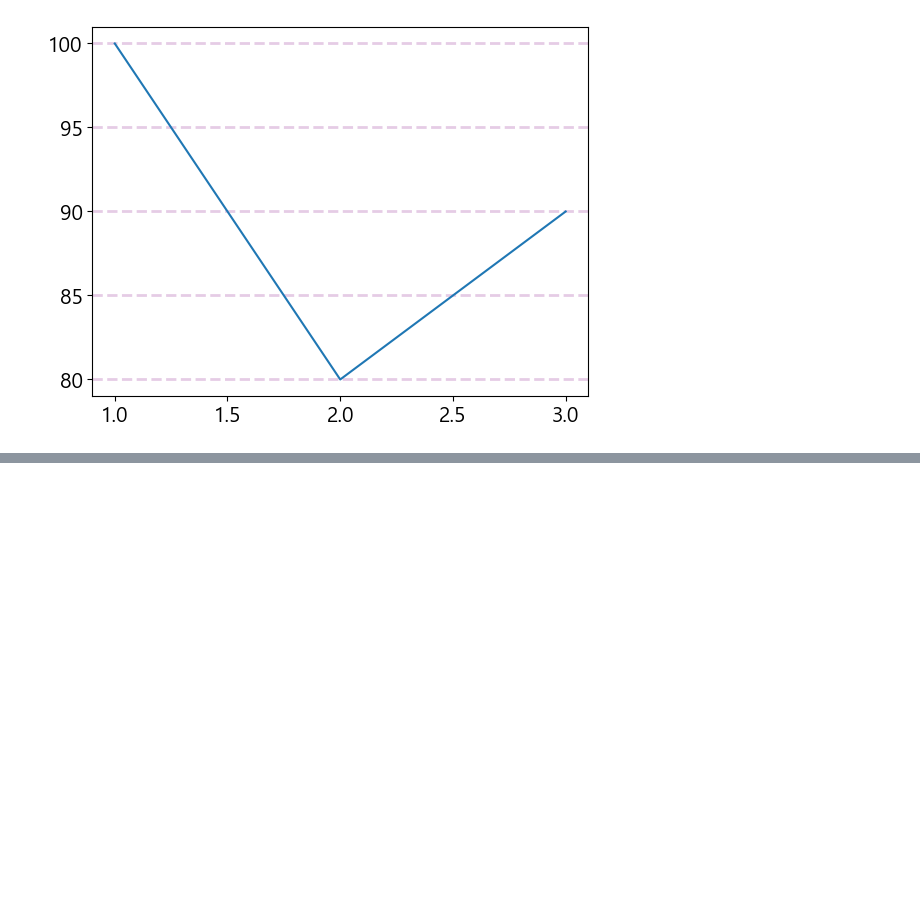
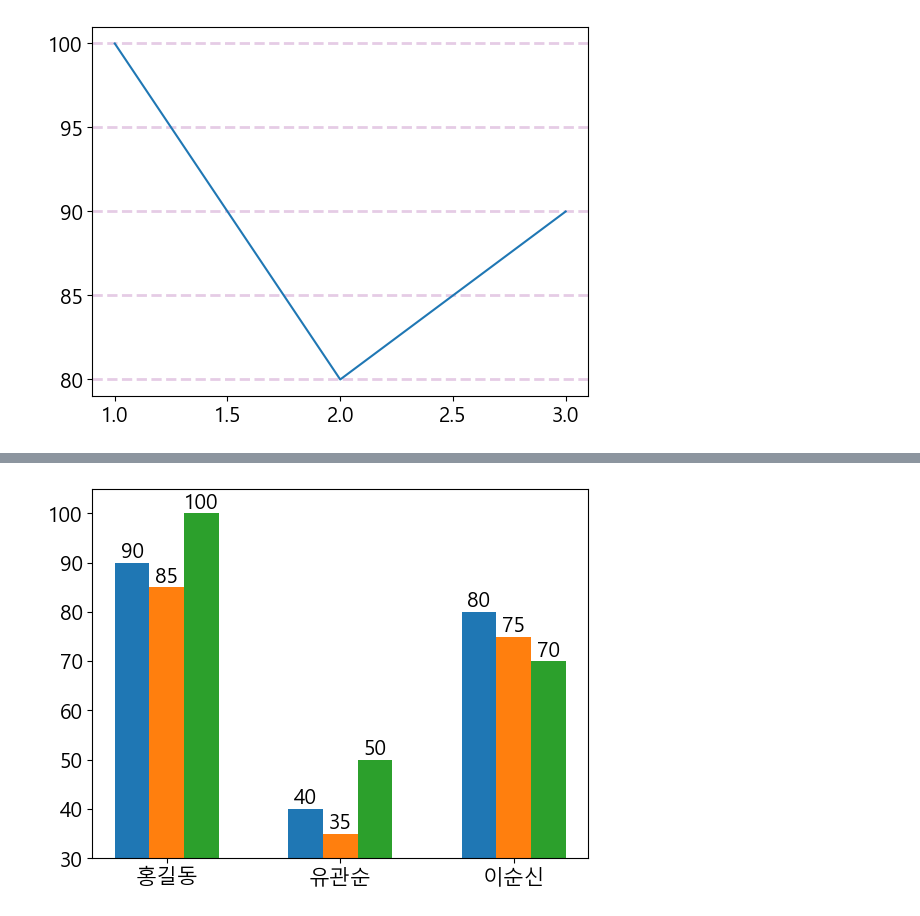
Before and after one commit to onulee/webdata, a Jupyter notebook: w0522/w0522_09.ipynb, the cells around one changed output, grey strips where cells are left out. Saved outputs shown, nothing was run; the diff lists cells and outputs as text; code cells hidden in the pictures; blank space fills up the shorter version.

```diff
--- a/w0522/w0522_09.ipynb
+++ b/w0522/w0522_09.ipynb
@@ -160,0 +188,5 @@ plt.show()
+# %%
+df = pd.read_excel('data/score.xlsx')
+df = df.head(3)   # 국어,영어,수학 그래프
+### 위치점을 이동하려면 x좌표값이 numpy형태
+no = np.arange(1,4)
@@ -160,0 +200,17 @@ plt.show()
+# %%
+colors = ['r','g','b']
+### width : 바의 사이즈 조절
+w=0.2
+# bar(x좌표,y좌표)
+bar = plt.bar(no-w,df['국어'],width=0.2)
+plt.bar(no,df['영어'],width=0.2)
+plt.bar(no+w,df['수학'],width=0.2)
+for i,v in enumerate(kor):
+    plt.text(no[i]-w,df['국어'][i]+1,df['국어'][i],ha='center')
+    plt.text(no[i],df['영어'][i]+1,df['영어'][i],ha='center')
+    plt.text(no[i]+w,df['수학'][i]+1,df['수학'][i],ha='center')
+plt.ylim(30,105)
+plt.xticks(no,name)  # x좌표 이동에 필요한 수치값을 no를 사용할수 있음.
+plt.show()
+# %% [output]
+[figure, added]
```
Also changed, not shown: parts of 3 cells of this notebook, 4 other files.
